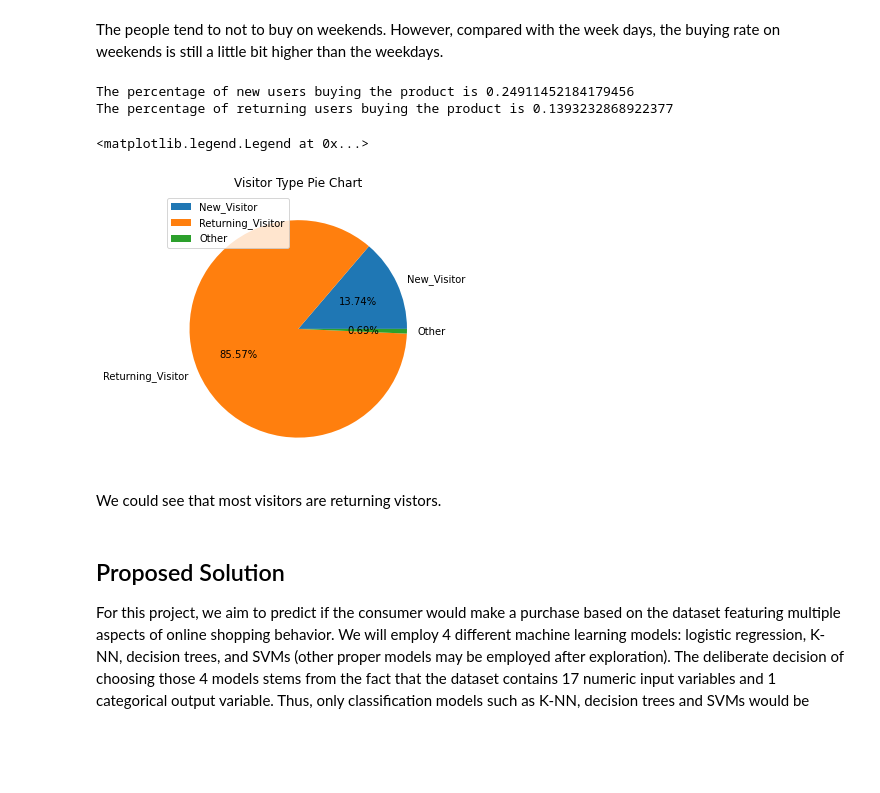
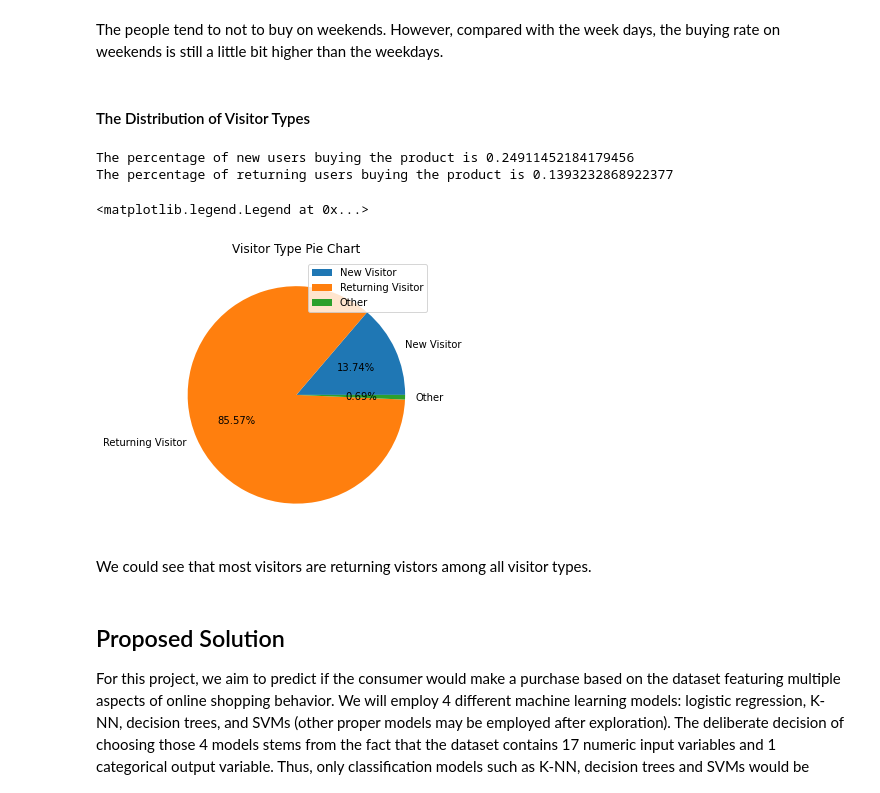
Before and after one commit to COGS118A/Group014-Sp22, a Jupyter notebook: Checkpoint_group014.ipynb, the cells around one changed output. Saved outputs shown, nothing was run; the diff lists cells and outputs as text; code cells hidden in the pictures; blank space fills up the shorter version.

```diff
--- a/Checkpoint_group014.ipynb
+++ b/Checkpoint_group014.ipynb
@@ -332,6 +343,8 @@ sns. histplot(df, x = 'Weekend', hue = 'Purchase', binrange = (0,2), binwidth=1)
 [figure]
 # %% [markdown]
 The people tend to not to buy on weekends. However, compared with the week days, the buying rate on weekends is still a little bit higher than the weekdays.
+# %% [markdown]
+#### The Distribution of Visitor Types
 # %%
 new_buy = df[(df['VisitorType_New_Visitor'] == 1) & (df['Purchase'] == 1)].shape[0]
 new_ = df[(df['VisitorType_New_Visitor'] == 1)].shape[0]
@@ -347,17 +360,17 @@ The percentage of returning users buying the product is 0.1393232868922377
 # %%
 plt.rcParams['figure.figsize'] = (16, 5)
 counter = [df[df['VisitorType_New_Visitor'] == 1].shape[0],
            df[df['VisitorType_Returning_Visitor'] == 1].shape[0],
            df[df['VisitorType_Other']==1].shape[0]]
 plt.figure()
-plt.pie(counter,autopct = '%.2f%%', labels = ['New_Visitor','Returning_Visitor','Other'])
+plt.pie(counter,autopct = '%.2f%%', labels = ['New Visitor','Returning Visitor','Other'])
 plt.title('Visitor Type Pie Chart')
 plt.legend()
 # %% [output]
 <matplotlib.legend.Legend at 0x...>
-[figure, old version]
+[figure, new version]
 # %% [markdown]
-We could see that most visitors are returning vistors.
+We could see that most visitors are returning vistors among all visitor types.
 # %% [markdown]
 ## Proposed Solution
 
```
Also changed, not shown: parts of 22 cells of this notebook.
